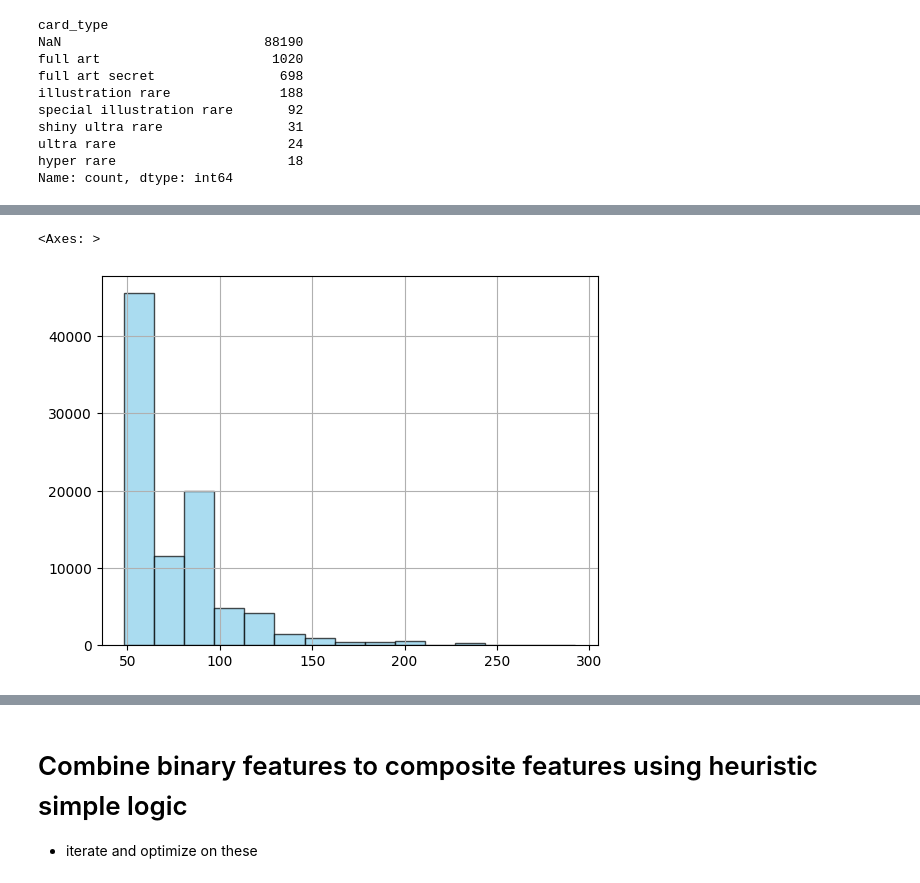
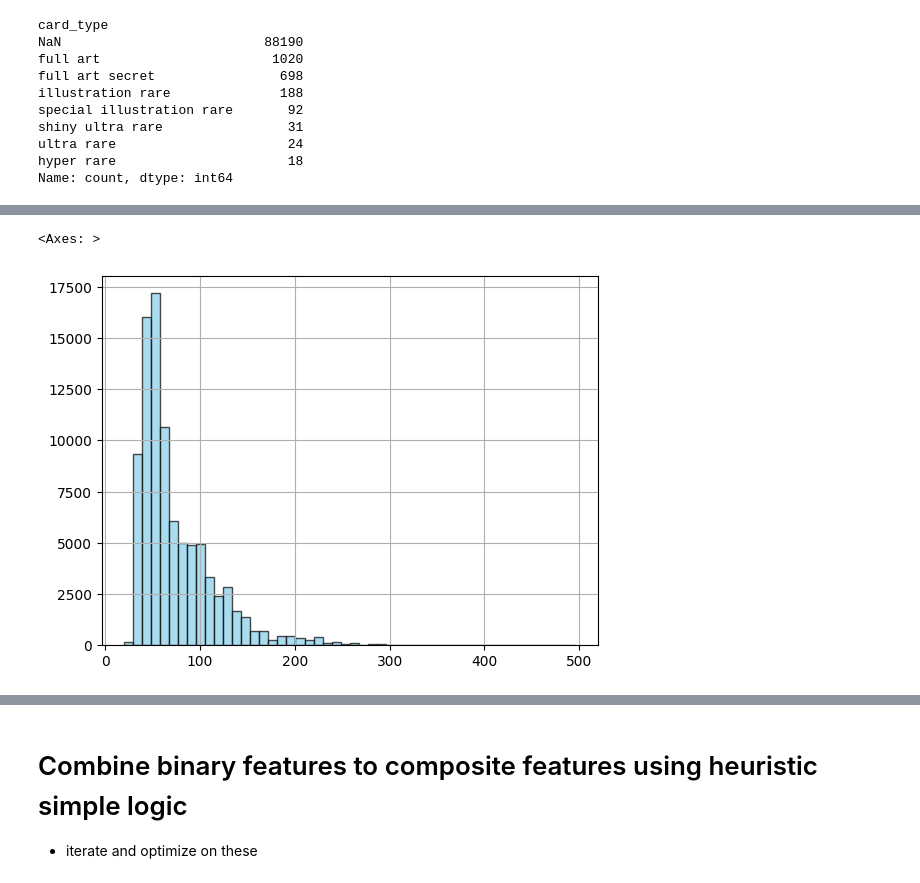
Before and after one commit to kennneth1/PokeAI, a Jupyter notebook: training/experiment.ipynb, the cells around one changed output, grey strips where cells are left out. Saved outputs shown, nothing was run; the diff lists cells and outputs as text; code cells hidden in the pictures.

Commit message:
add avg_price by set and grade

```diff
--- a/training/experiment.ipynb
+++ b/training/experiment.ipynb
@@ -63,5 +61,0 @@ Name: count, dtype: int64
-# %%
-avg_mo_price_by_grade = df.groupby(['date', 'grade']).agg(avg_mo_price_by_grade=('price','mean'))
-max_mo_price_by_grade = df.groupby(['date', 'grade']).agg(max_mo_price_by_grade=('price','max'))
-df = pd.merge(df, avg_mo_price_by_grade, how="left", on=['date', 'grade'])
-df = pd.merge(df, max_mo_price_by_grade, how="left", on=['date', 'grade'])
@@ -68,5 +65,9 @@ df = pd.merge(df, max_mo_price_by_grade, how="left", on=['date', 'grade'])
+# %%
+avg_mo_price_by_grade_set = df.groupby(['date', 'grade', 'set_name']).agg(avg_mo_price_by_grade_set=('price','mean'))
+# %%
+df = pd.merge(df, avg_mo_price_by_grade_set, how="left", on=['date', 'grade', 'set_name'])
 # %%
-df.avg_mo_price_by_grade.hist(bins=15, color='skyblue', edgecolor='black', alpha=0.7)
+df.avg_mo_price_by_grade_set.loc[df.avg_mo_price_by_grade_set<500].hist(bins=50, color='skyblue', edgecolor='black', alpha=0.7)
 # %% [output]
 <Axes: >
-[figure, old version]
+[figure, new version]
```
Also changed, not shown: parts of 16 cells of this notebook.
